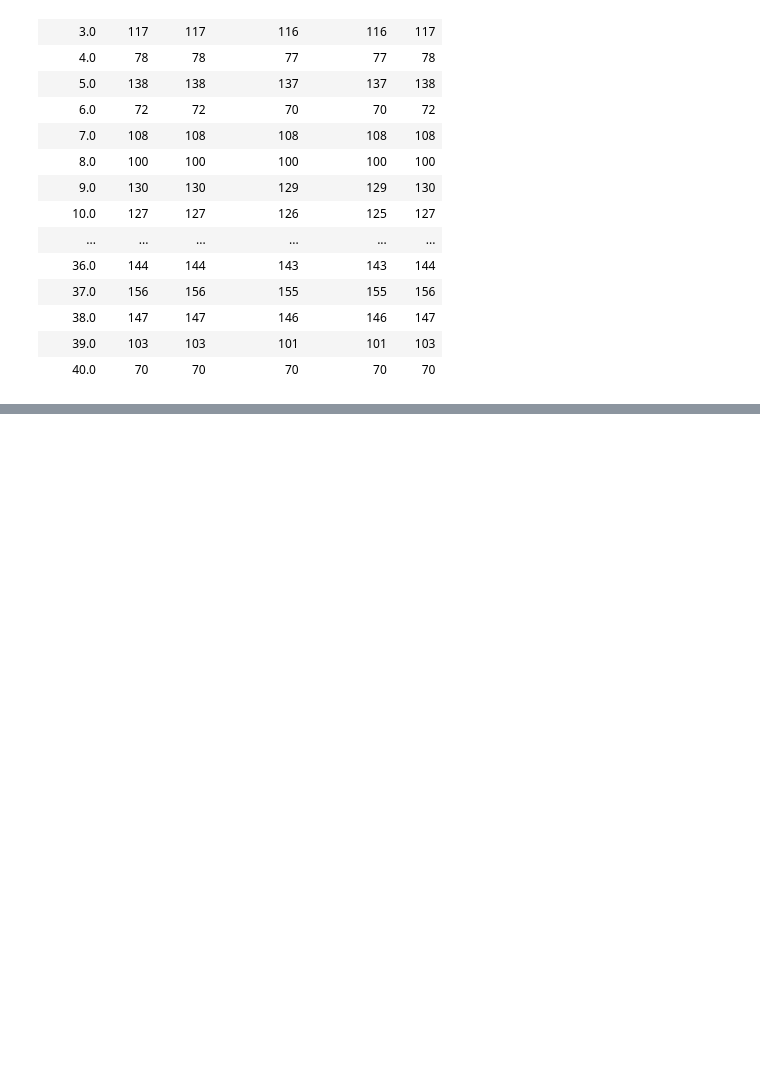
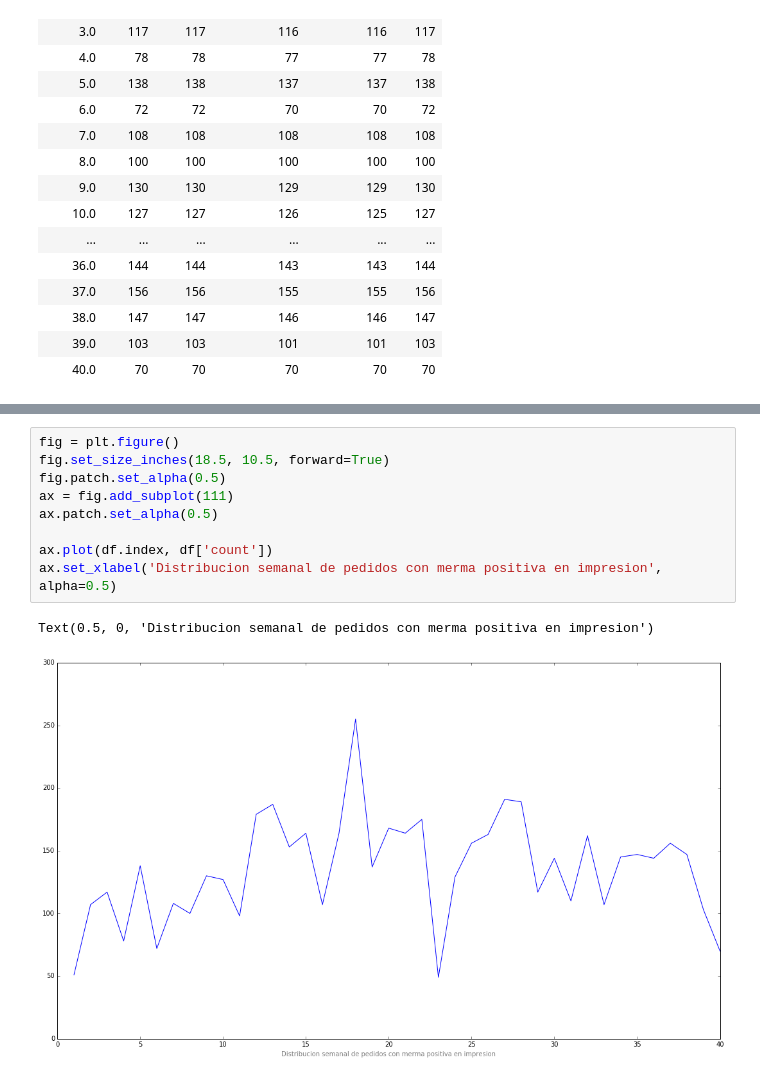
Before and after one commit to zs10011598/dci4, a Jupyter notebook: DATOS_RETO/desc2_8-11.ipynb, the cells around one changed output, grey strips where cells are left out. Saved outputs shown, nothing was run; the diff lists cells and outputs as text; blank space fills up the shorter version.

Commit message:
inicio modelo impresion

```diff
--- a/DATOS_RETO/desc2_8-11.ipynb
+++ b/DATOS_RETO/desc2_8-11.ipynb
@@ -165,0 +158,12 @@ NameError: name 'plot' is not defined
+# %%
+fig = plt.figure()
+fig.set_size_inches(18.5, 10.5, forward=True)
+fig.patch.set_alpha(0.5)
+ax = fig.add_subplot(111)
+ax.patch.set_alpha(0.5)
+
+ax.plot(df.index, df['count'])
+ax.set_xlabel('Distribucion semanal de pedidos con merma positiva en impresion', alpha=0.5)
+# %% [output]
+Text(0.5, 0, 'Distribucion semanal de pedidos con merma positiva en impresion')
+[figure, added]
```
Also changed, not shown: parts of 14 cells of this notebook, 1 other file.
